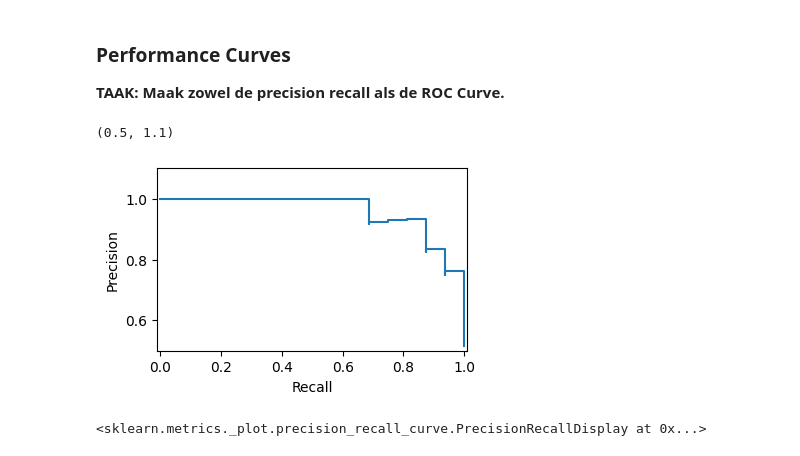
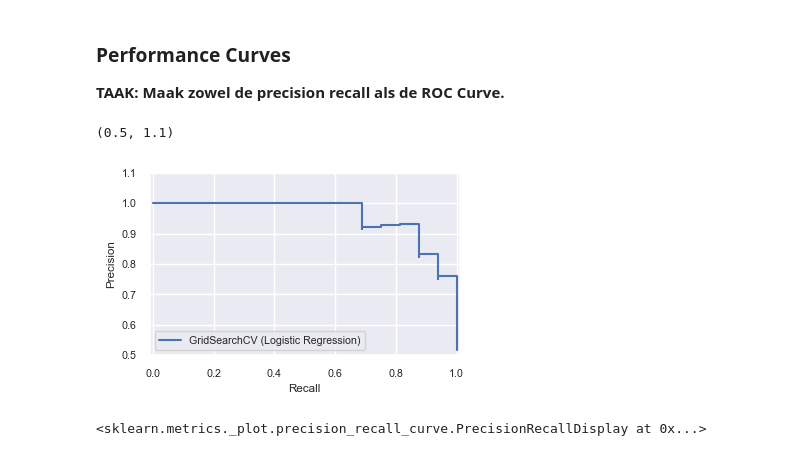
Before and after one commit to montypie/DS_Projects, a Jupyter notebook: exams/Regression/Logistic-Regression-Opdracht_YK.ipynb, the cells around one changed output. Saved outputs shown, nothing was run; the diff lists cells and outputs as text; code cells hidden in the pictures.

```diff
--- a/exams/Regression/Logistic-Regression-Opdracht_YK.ipynb
+++ b/exams/Regression/Logistic-Regression-Opdracht_YK.ipynb
@@ -49,4 +49,5 @@ V.A. Medical Center, Long Beach and Cleveland Clinic Foundation: Robert Detrano,
 
 **TAAK: Voer de cel hieronder uit om de gegevens in te lezen.**
 # %%
-df = pd.read_csv('../../2_Regression/data/heart.csv')
+df = pd.read_csv('heart.csv')
+df.head()
@@ -177,6 +184,8 @@ sns.pairplot(df, vars=['age','trestbps', 'chol','thalach'], hue="target")
 **TAAK: Maak een heatmap die de correlatie toont tussen alle kolommen.**
 # %%
 df_corr = df.corr()
+
+sns.set_theme(rc={"figure.figsize": (6, 5)}, font_scale=0.7) # anders alles supergroot is
 plt.figure(figsize=(10, 8))
 sns.heatmap(
     df_corr,
@@ -224,8 +233,8 @@ scaler.fit(X_train)
 # %% [output]
 StandardScaler()
 # %%
-X_train = scaler.transform(X_train)
-X_test = scaler.transform(X_test)
+X_train_std = scaler.transform(X_train)
+X_test_std = scaler.transform(X_test)
 # %% [markdown]
 ## Logistic Regression Model
 
@@ -238,8 +247,8 @@ from sklearn.model_selection import GridSearchCV
 #help(GridSearchCV)
 # %%
 # Proberen GridSearchCV
-# Possible solvers: 'liblinear', 'lbfgs', 'saga', 'newton-cg' (does not support L2)
-# (with penalty param got FutureWarning: Use l1_ratio=0 instead of penalty='l2', l1_ratio=1 instead of penalty='l1', and C=np.inf instead of penalty=None. And UserWarning: Inconsistent values: penalty=l1 with l1_ratio=0.0.)
+# Mogelijke solvers: 'liblinear', 'lbfgs', 'saga', 'newton-cg' (deze laatste ondersteund geen L2)
+# (met penalty param komt FutureWarning: Use l1_ratio=0 instead of penalty='l2', l1_ratio=1 instead of penalty='l1', and C=np.inf instead of penalty=None. And UserWarning: Inconsistent values: penalty=l1 with l1_ratio=0.0.)
 
 param_grid = {
     'C': [0.1, 1, 10],
@@ -254,7 +263,7 @@ gscv = GridSearchCV(
     param_grid=param_grid,
     cv=cv,
     scoring=metric)
-gscv.fit(X_train, y_train)
+gscv.fit(X_train_std, y_train)
 
 print(f"GridSearchCV best score: {gscv.best_score_:.2f}")
 # %% [output]
@@ -408,15 +400,16 @@ weighted avg       0.84      0.84      0.84        31
 from sklearn.metrics import precision_recall_curve, PrecisionRecallDisplay, RocCurveDisplay
 # %%
 fig, ax = plt.subplots(figsize=(4, 4))
-y_prob = best_model.predict_proba(X_test)
-y_prob = y_prob[:, 1] # klasse 1 kans
+y_prob = best_model.predict_proba(X_test_std)
+y_prob = y_prob[:, 1] # kan op 1 als outcome
 precision, recall, _ = precision_recall_curve(y_test, y_prob)
 disp = PrecisionRecallDisplay(precision=precision, recall=recall)
-disp.plot(ax=ax)
+disp.plot(ax=ax, name="GridSearchCV (Logistic Regression)")
+ax.legend(loc="lower left")
 ax.set_ylim(0.5, 1.1)
 # %% [output]
 (0.5, 1.1)
-[figure, old version]
+[figure, new version]
 # %%
 # %% [output]
 <sklearn.metrics._plot.precision_recall_curve.PrecisionRecallDisplay at 0x...>
```
Also changed, not shown: parts of 21 cells of this notebook, 2 other files.
